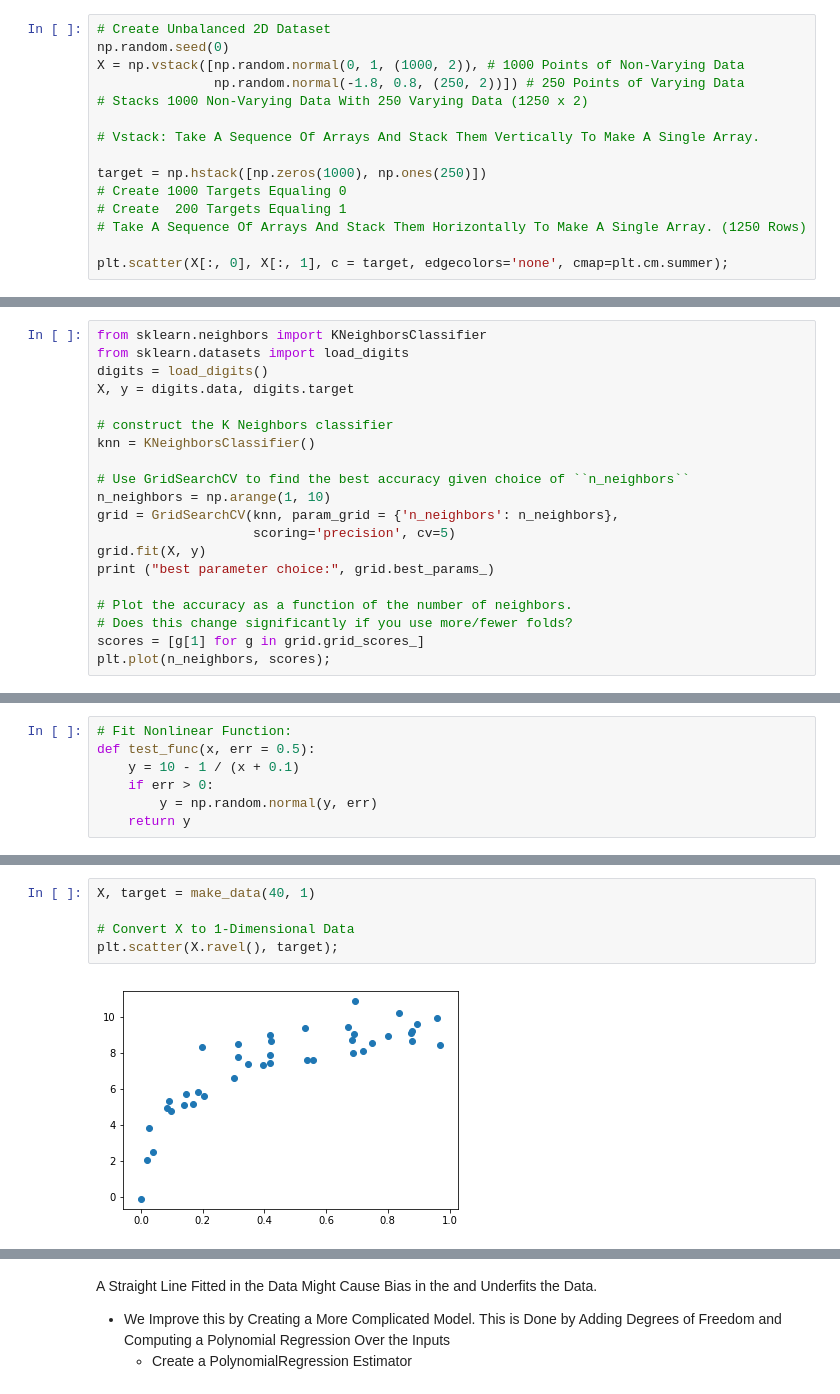
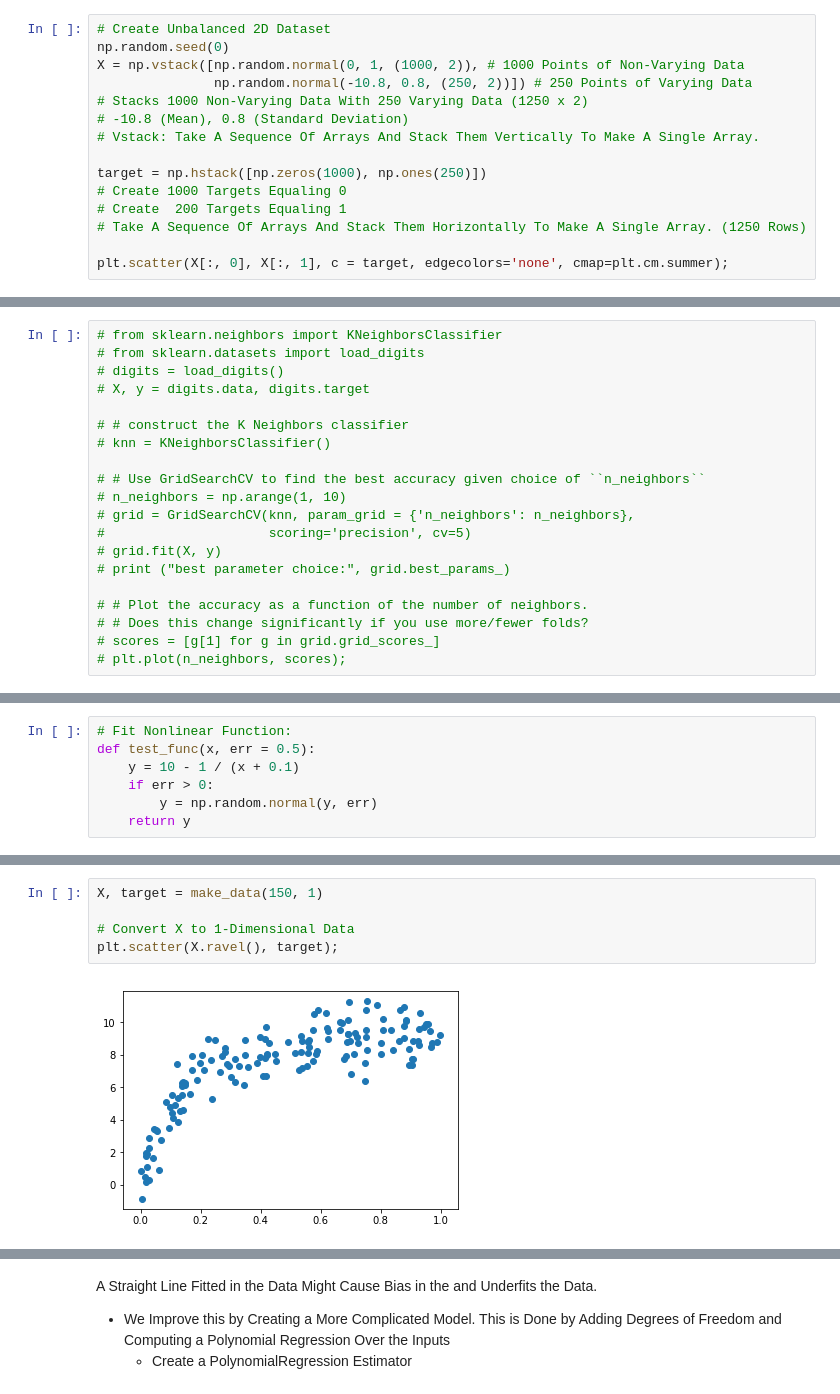
Before and after one commit to klam28/ML, a Jupyter notebook: shadow - 06_validation.ipynb, the cells around one changed output, grey strips where cells are left out. Cells and saved outputs as stored; diff of their text form.

```diff
--- a/shadow - 06_validation.ipynb
+++ b/shadow - 06_validation.ipynb
@@ -23,9 +44,9 @@ import matplotlib.pyplot as plt
 # Create Unbalanced 2D Dataset
 np.random.seed(0)
 X = np.vstack([np.random.normal(0, 1, (1000, 2)), # 1000 Points of Non-Varying Data
-               np.random.normal(-1.8, 0.8, (250, 2))]) # 250 Points of Varying Data
+               np.random.normal(-10.8, 0.8, (250, 2))]) # 250 Points of Varying Data
 # Stacks 1000 Non-Varying Data With 250 Varying Data (1250 x 2)
-
+# -10.8 (Mean), 0.8 (Standard Deviation)
 # Vstack: Take A Sequence Of Arrays And Stack Them Vertically To Make A Single Array.
 
 target = np.hstack([np.zeros(1000), np.ones(250)])
@@ -256,22 +316,22 @@ Use GridSearchCV with the nearest neighbors estimator (sklearn.neighbors.KNeighb
 - 3.) Plot the accuracy as a function of the number of neighbors
 - 4.) Does this change significantly if you use more/fewer folds
 # %%
-from sklearn.neighbors import KNeighborsClassifier
-from sklearn.datasets import load_digits
-digits = load_digits()
-X, y = digits.data, digits.target
+# from sklearn.neighbors import KNeighborsClassifier
+# from sklearn.datasets import load_digits
+# digits = load_digits()
+# X, y = digits.data, digits.target
 
-# construct the K Neighbors classifier
-knn = KNeighborsClassifier()
+# # construct the K Neighbors classifier
+# knn = KNeighborsClassifier()
 
-# Use GridSearchCV to find the best accuracy given choice of ``n_neighbors``
-n_neighbors = np.arange(1, 10)
-grid = GridSearchCV(knn, param_grid = {'n_neighbors': n_neighbors},
-                    scoring='precision', cv=5)
-grid.fit(X, y)
-print ("best parameter choice:", grid.best_params_)
+# # Use GridSearchCV to find the best accuracy given choice of ``n_neighbors``
+# n_neighbors = np.arange(1, 10)
+# grid = GridSearchCV(knn, param_grid = {'n_neighbors': n_neighbors},
+#                     scoring='precision', cv=5)
+# grid.fit(X, y)
+# print ("best parameter choice:", grid.best_params_)
 
-# Plot the accuracy as a function of the number of neighbors.
-# Does this change significantly if you use more/fewer folds?
-scores = [g[1] for g in grid.grid_scores_]
-plt.plot(n_neighbors, scores);
+# # Plot the accuracy as a function of the number of neighbors.
+# # Does this change significantly if you use more/fewer folds?
+# scores = [g[1] for g in grid.grid_scores_]
+# plt.plot(n_neighbors, scores);
@@ -310,12 +368,12 @@ def make_data(N, error):
 
     return X, target
 # %%
-X, target = make_data(40, 1)
+X, target = make_data(150, 1)
 
 # Convert X to 1-Dimensional Data
 plt.scatter(X.ravel(), target);
 # %% [output]
-[figure, old version]
+[figure, new version]
 # %%
 X_test = np.linspace(-0.1, 1.1, 500)[:, None]
 # Create Line Passing Through Data
```
Also changed, not shown: parts of 12 cells of this notebook, 6 other files.
